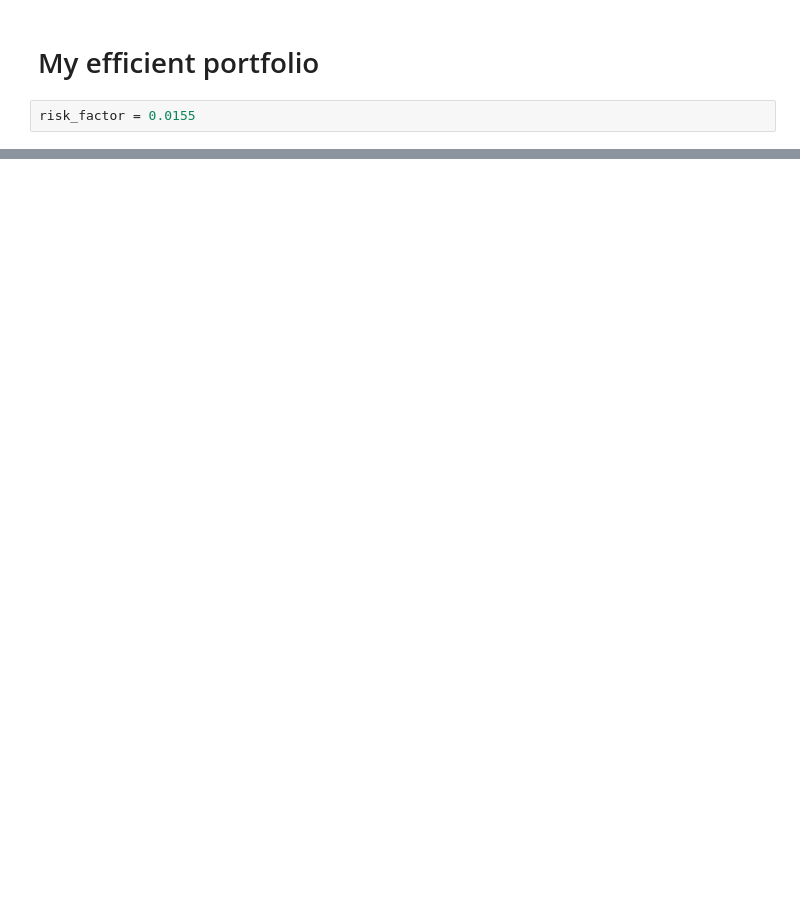
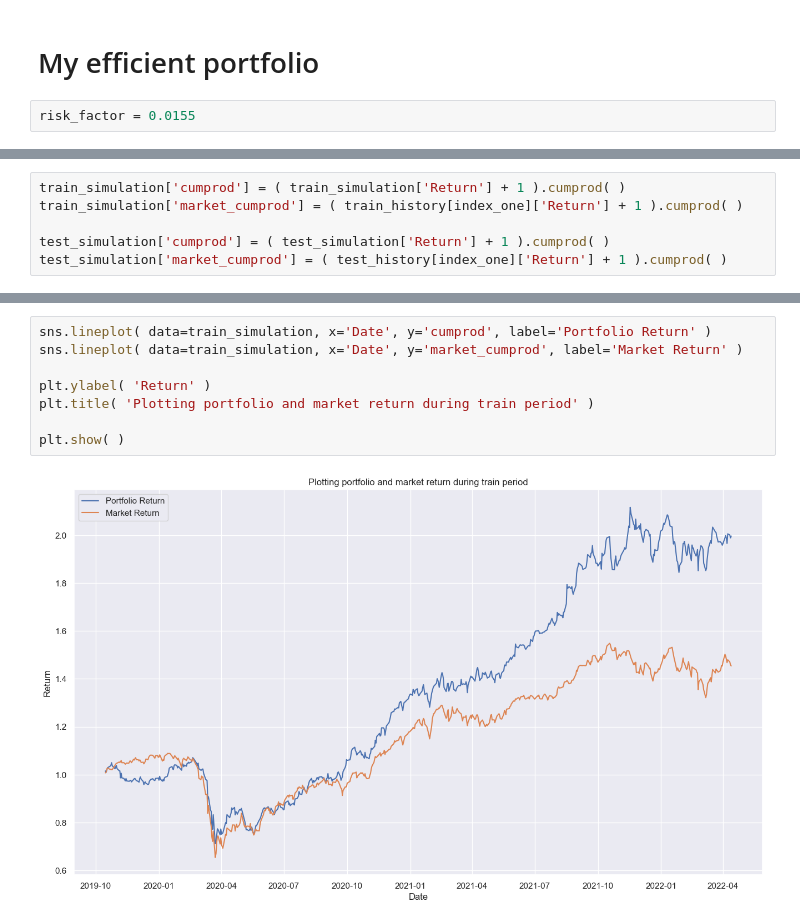
Before and after one commit to yotitan/DA226O-Project1, a Jupyter notebook: 2 - Calculations.ipynb, the cells around one changed output, grey strips where cells are left out. Saved outputs shown, nothing was run; the diff lists cells and outputs as text; blank space fills up the shorter version.

Commit message:
Portfolio vs Market return plots

```diff
--- a/2 - Calculations.ipynb
+++ b/2 - Calculations.ipynb
@@ -431,0 +432,6 @@ Market expected daily return in test period =  -0.00020886349667656508
+# %%
+train_simulation['cumprod'] = ( train_simulation['Return'] + 1 ).cumprod( )
+train_simulation['market_cumprod'] = ( train_history[index_one]['Return'] + 1 ).cumprod( )
+
+test_simulation['cumprod'] = ( test_simulation['Return'] + 1 ).cumprod( )
+test_simulation['market_cumprod'] = ( test_history[index_one]['Return'] + 1 ).cumprod( )
@@ -431,0 +447,10 @@ Market expected daily return in test period =  -0.00020886349667656508
+# %%
+sns.lineplot( data=train_simulation, x='Date', y='cumprod', label='Portfolio Return' )
+sns.lineplot( data=train_simulation, x='Date', y='market_cumprod', label='Market Return' )
+
+plt.ylabel( 'Return' )
+plt.title( 'Plotting portfolio and market return during train period' )
+
+plt.show( )
+# %% [output]
+[figure, added]
```
Also changed, not shown: parts of 15 cells of this notebook.
